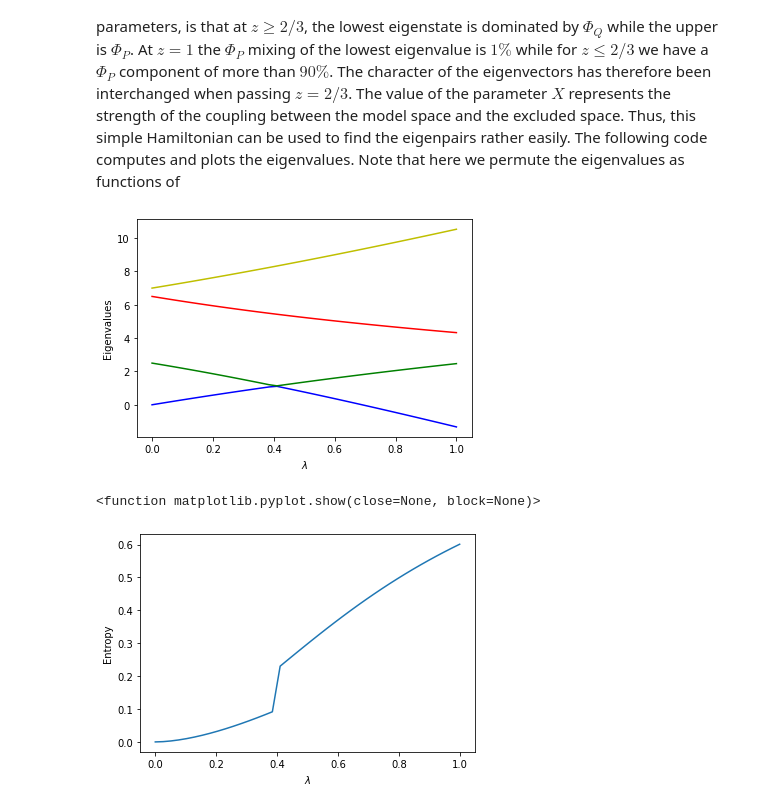
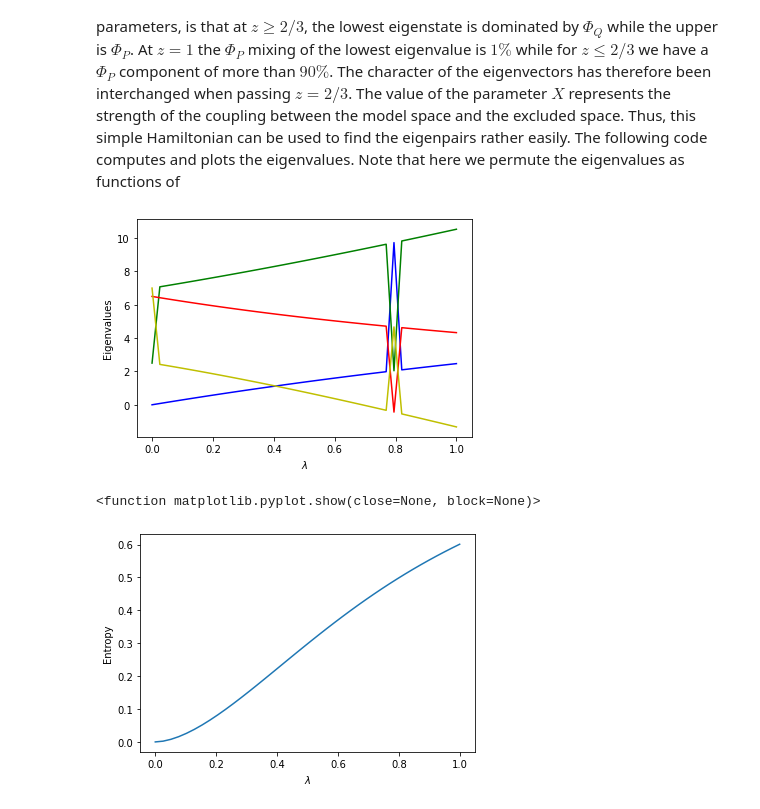
Before and after one commit to ManyBodyPhysics/QuantumProject, a Jupyter notebook: doc/src/PaperMaterial/model.ipynb, the cells around one changed output. Cells and saved outputs as stored; diff of their text form; code cells hidden in the pictures.

```diff
--- a/doc/src/PaperMaterial/model.ipynb
+++ b/doc/src/PaperMaterial/model.ipynb
@@ -178,39 +178,39 @@ for i in range(n):
     # diagonalize and obtain eigenvalues, not necessarily sorted
     EigValues, EigVectors = np.linalg.eig(Hamiltonian)
     # sort eigenvectors and eigenvalues
-    permute = EigValues.argsort()
-    EigValues = EigValues[permute]
-    EigVectors = EigVectors[:,permute]
+#    permute = EigValues.argsort()
+#    EigValues = EigValues[permute]
+#    EigVectors = EigVectors[:,permute]
     DensityMatrix = np.zeros((dim,dim))
     # Set up density matrix for lowest-lying state
-    DensityMatrix = np.outer(EigVectors[:,0],EigVectors[:,0])
+    DensityMatrix = np.outer(EigVectors[:,2],EigVectors[:,2])
     # Project down on substates and find density matrix for subsystem
     d = np.matrix([[1,0],[0,1]])
     v1 = [1.0,0.0]
     proj1 = np.kron(v1,d)
     x1 = proj1 @ DensityMatrix @ proj1.T
     v2 = [0.0,1.0]
     proj2 = np.kron(v2,d)
     x2 = proj2 @ DensityMatrix @ proj2.T
     # Total density matrix for subsystem
     total = x1+x2
     # Entropy
     Entropy[i] = -np.matrix.trace(total @ log2M(total))
 
     Eigenvalue[0,i] = EigValues[0]
     Eigenvalue[1,i] = EigValues[1]
     Eigenvalue[2,i] = EigValues[2]
     Eigenvalue[3,i] = EigValues[3]
 plt.plot(lmbd, Eigenvalue[0,:] ,'b-',lmbd, Eigenvalue[1,:],'g-',)
 plt.plot(lmbd, Eigenvalue[2,:] ,'r-',lmbd, Eigenvalue[3,:],'y-',)
 plt.xlabel('$\lambda$')
 plt.ylabel('Eigenvalues')
 plt.show()
 plt.plot(lmbd, Entropy)
 plt.xlabel('$\lambda$')
 plt.ylabel('Entropy')
 plt.show
 # %% [output]
-[figure, old version]
+[figure, new version]
 <function matplotlib.pyplot.show(close=None, block=None)>
-[figure, old version]
+[figure, new version]
```
